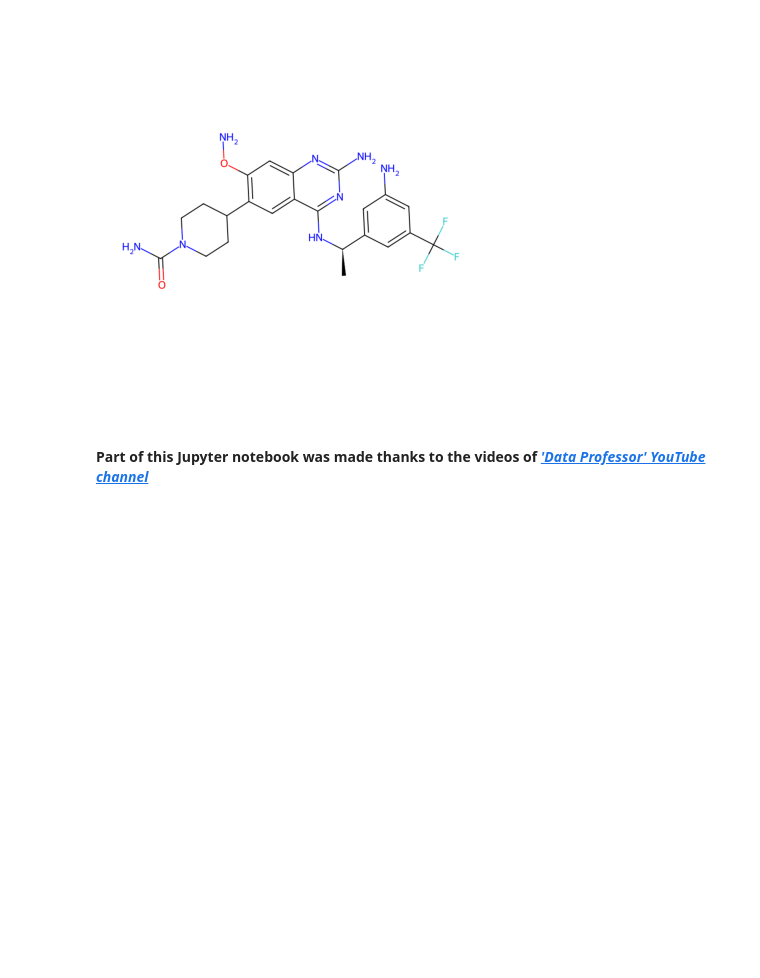
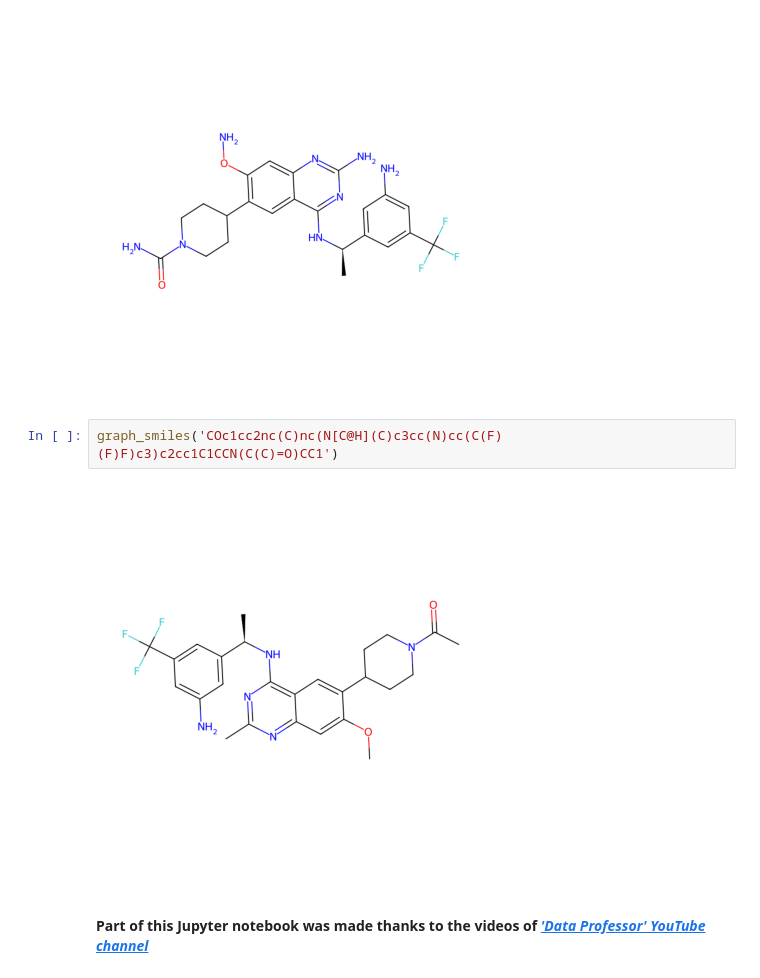
Before and after one commit to ivanbarraborrella/ic50prediction, a Jupyter notebook: bioactivity_prediction_2.ipynb, the cells around one changed output. Drawn from its saved outputs; the diff is of its cells as text; blank space fills up the shorter version.

```diff
--- a/bioactivity_prediction_2.ipynb
+++ b/bioactivity_prediction_2.ipynb
@@ -1681,5 +1721,9 @@ Could be interesting built a code that let us search similar molecules
 graph_smiles('C[C@@H](Nc1nc(N)nc2cc(ON)c(C3CCN(C(N)=O)CC3)cc12)c1cc(N)cc(C(F)(F)F)c1')
 # %% [output]
 [figure]
+# %%
+graph_smiles('COc1cc2nc(C)nc(N[C@H](C)c3cc(N)cc(C(F)(F)F)c3)c2cc1C1CCN(C(C)=O)CC1')
+# %% [output]
+[figure, added]
 # %% [markdown]
 #### **Part of this Jupyter notebook was made thanks to the videos of [*'Data Professor' YouTube channel*](http://youtube.com/dataprofessor)**
```
Also changed, not shown: parts of 22 cells of this notebook.
